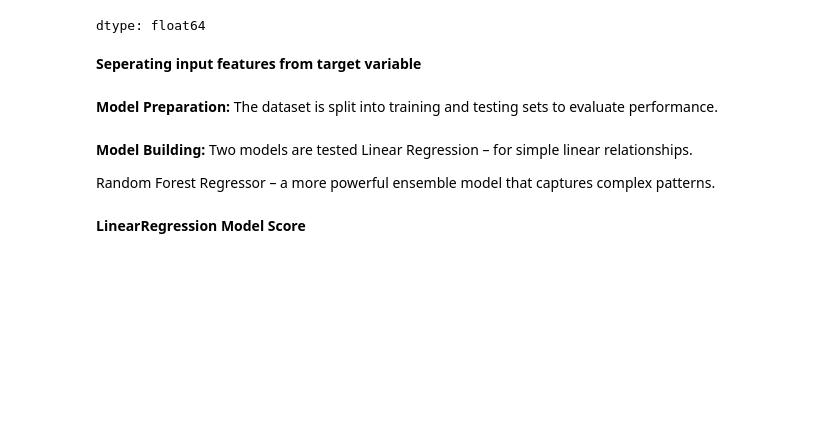
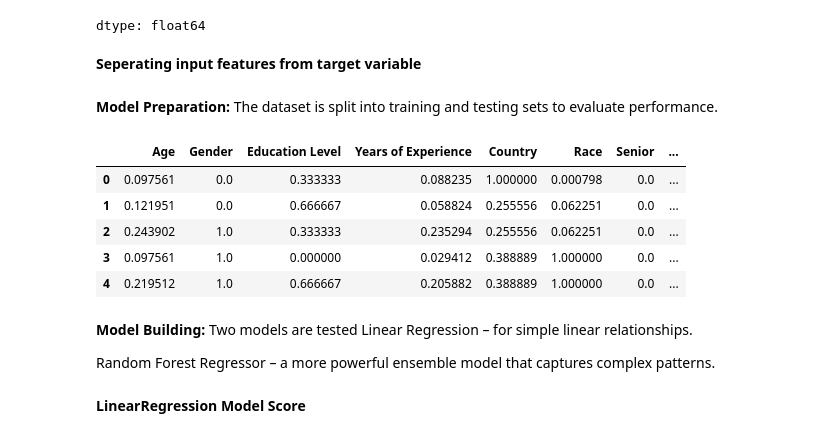
Before and after one commit to Love1117/Machine_learning-Projects, a Jupyter notebook: Machine_Learning Project/01_Supervised- Machine Learning/01_Linear_Regression/Employee_salary_prediction/Employee_salary_prediction1.ipynb, the cells around one changed output. Saved outputs shown, nothing was run; the diff lists cells and outputs as text; code cells hidden in the pictures; blank space fills up the shorter version.

```diff
--- a/Machine_Learning Project/01_Supervised- Machine Learning/01_Linear_Regression/Employee_salary_prediction/Employee_salary_prediction1.ipynb
+++ b/Machine_Learning Project/01_Supervised- Machine Learning/01_Linear_Regression/Employee_salary_prediction/Employee_salary_prediction1.ipynb
@@ -98,14 +99,24 @@ y = df["Salary"]
 # %%
 
 #preparing data for training and testing for my model
 from sklearn.model_selection import train_test_split
 x_train, x_test, y_train, y_test = train_test_split(x, y, test_size=0.2, random_state=83)
 
 #scaling
 from sklearn.preprocessing import MinMaxScaler
 scale = MinMaxScaler()
-x_train = scale.fit_transform(x_train)
-x_test = scale.fit_transform(x_test)
+x_train = pd.DataFrame(scale.fit_transform(x_train), columns=x.columns)
+x_test = pd.DataFrame(scale.fit_transform(x_test), columns= x.columns)
+
+
+x_train.head()
+# %% [output]
+|  | Age | Gender | Education Level | Years of Experience | Country | Race | Senior | ... |
+| 0 | 0.097561 | 0.0 | 0.333333 | 0.088235 | 1.000000 | 0.000798 | 0.0 | ... |
+| 1 | 0.121951 | 0.0 | 0.666667 | 0.058824 | 0.255556 | 0.062251 | 0.0 | ... |
+| 2 | 0.243902 | 1.0 | 0.333333 | 0.235294 | 0.255556 | 0.062251 | 0.0 | ... |
+| 3 | 0.097561 | 1.0 | 0.000000 | 0.029412 | 0.388889 | 1.000000 | 0.0 | ... |
+| 4 | 0.219512 | 1.0 | 0.666667 | 0.205882 | 0.388889 | 1.000000 | 0.0 | ... |
 # %% [markdown]
 **Model Building:** Two models are tested
 Linear Regression – for simple linear relationships.
```
Also changed, not shown: parts of 8 cells of this notebook.
